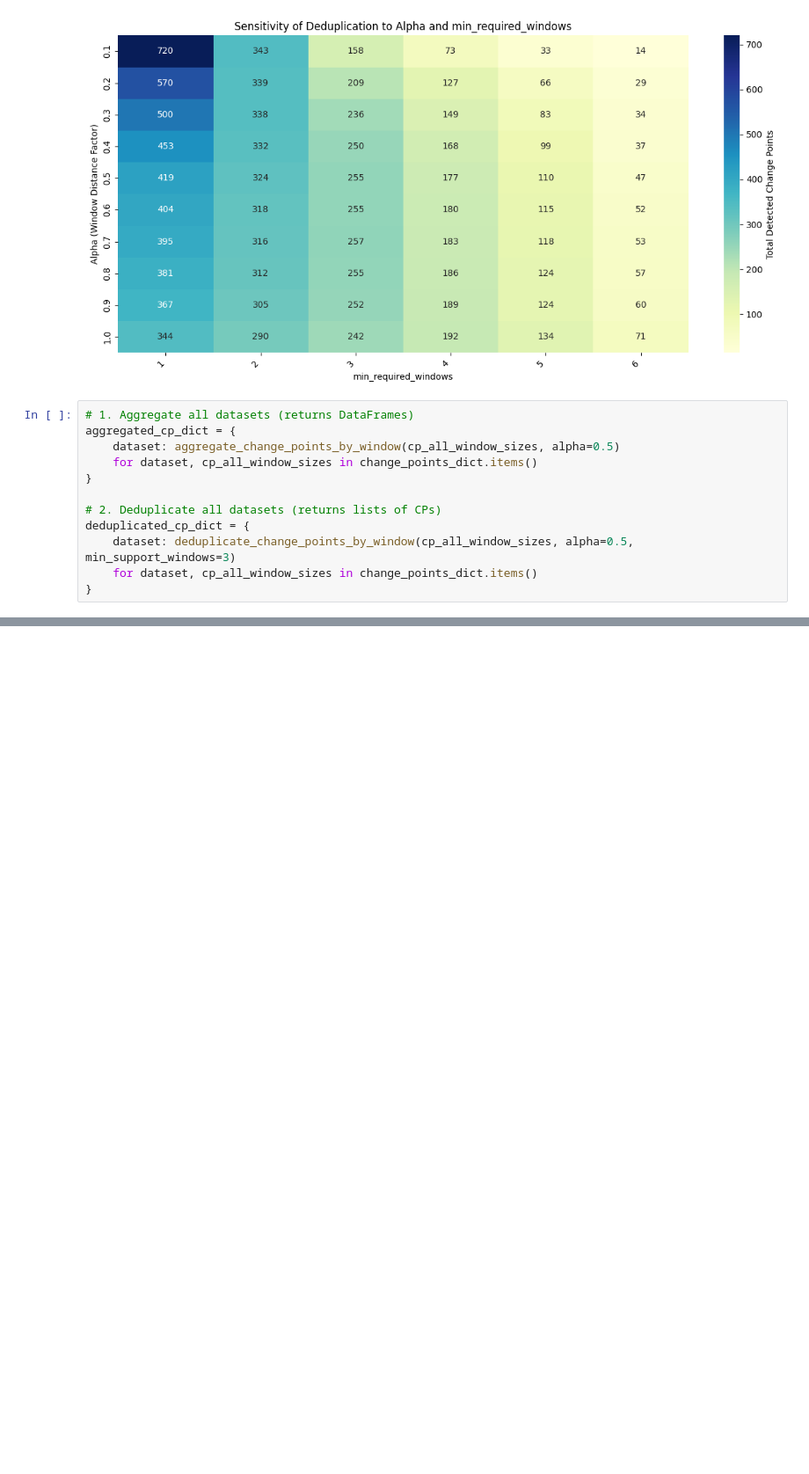
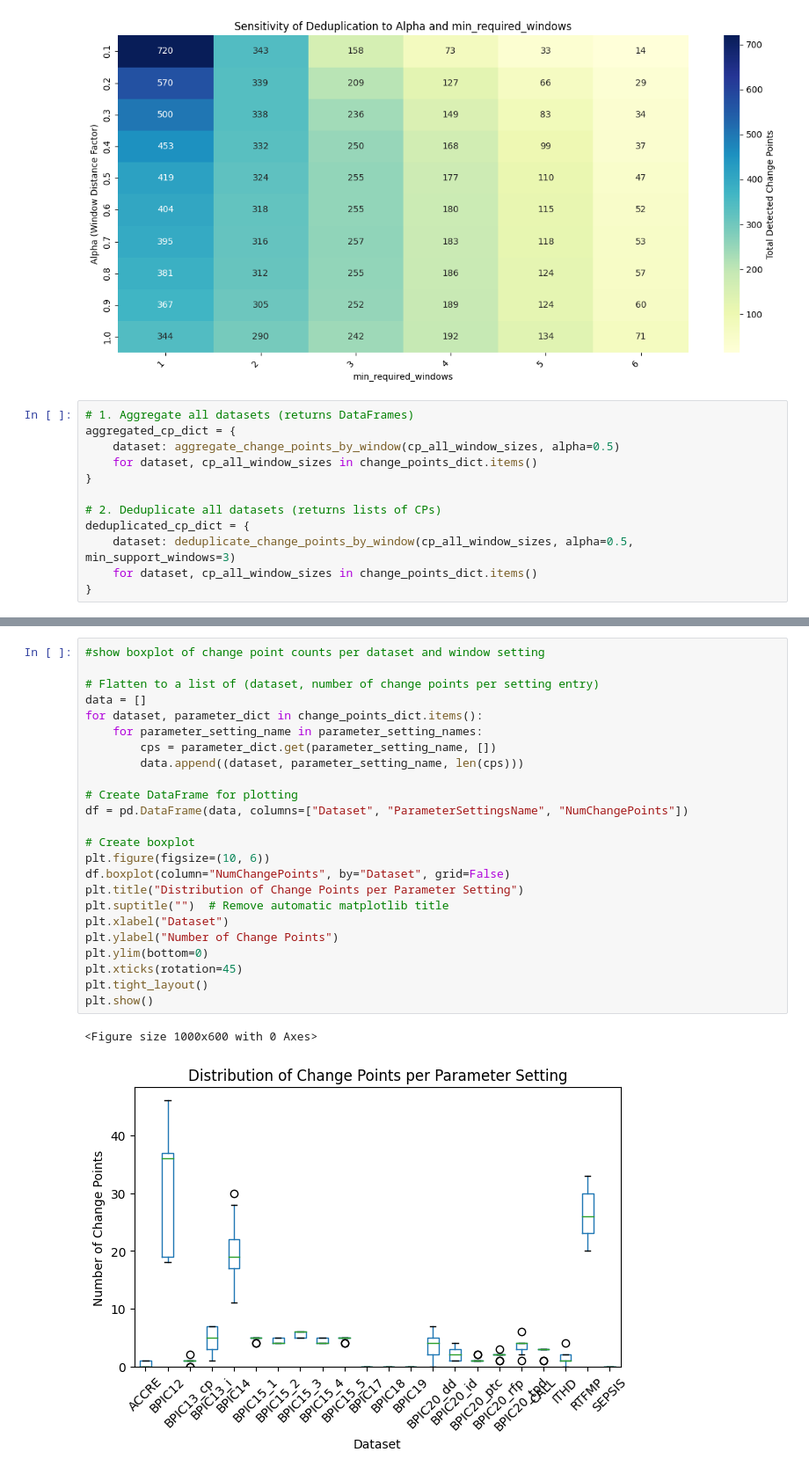
Before and after one commit to lennartebert/drifts-and-complexity, a Jupyter notebook: 02_explore_change_point_detection.ipynb, the cells around one changed output, grey strips where cells are left out. Shown at 88% size. Drawn from its saved outputs; the diff is of its cells as text; blank space fills up the shorter version.

```diff
--- a/02_explore_change_point_detection.ipynb
+++ b/02_explore_change_point_detection.ipynb
@@ -335,0 +466,27 @@ merged_df.to_csv("cdrift-evaluation/merged_results.csv", index=False)
+# %%
+#show boxplot of change point counts per dataset and window setting
+
+# Flatten to a list of (dataset, number of change points per setting entry)
+data = []
+for dataset, parameter_dict in change_points_dict.items():
+    for parameter_setting_name in parameter_setting_names:
+        cps = parameter_dict.get(parameter_setting_name, [])
+        data.append((dataset, parameter_setting_name, len(cps)))
+
+# Create DataFrame for plotting
+df = pd.DataFrame(data, columns=["Dataset", "ParameterSettingsName", "NumChangePoints"])
+
+# Create boxplot
+plt.figure(figsize=(10, 6))
+df.boxplot(column="NumChangePoints", by="Dataset", grid=False)
+plt.title("Distribution of Change Points per Parameter Setting")
+plt.suptitle("")  # Remove automatic matplotlib title
+plt.xlabel("Dataset")
+plt.ylabel("Number of Change Points")
+plt.ylim(bottom=0)
+plt.xticks(rotation=45)
+plt.tight_layout()
+plt.show()
+# %% [output]
+<Figure size 1000x600 with 0 Axes>
+[figure, added]
```
Also changed, not shown: parts of 12 cells of this notebook, 5 other files.
